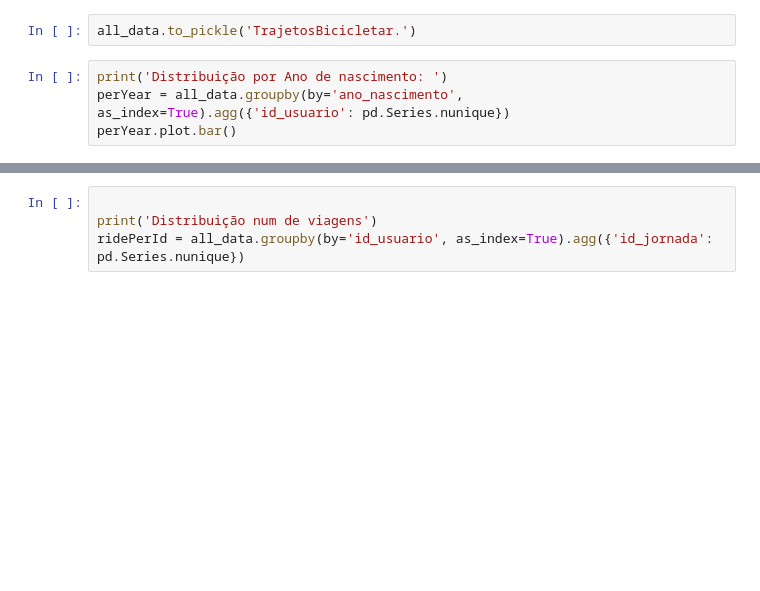
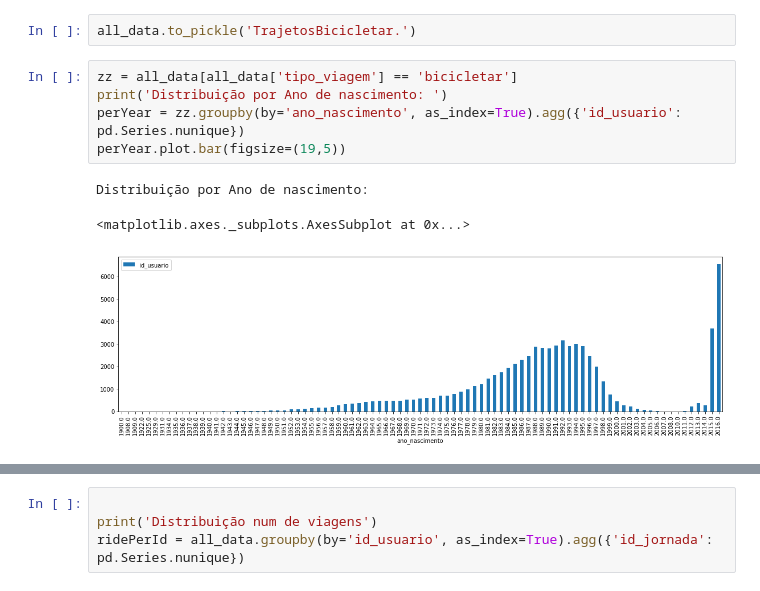
Before and after one commit to omadson/PhD, a Jupyter notebook: notebooks/initial_clean_bicicletar.ipynb, the cells around one changed output, grey strips where cells are left out. Drawn from its saved outputs; the diff is of its cells as text; blank space fills up the shorter version.

```diff
--- a/notebooks/initial_clean_bicicletar.ipynb
+++ b/notebooks/initial_clean_bicicletar.ipynb
@@ -274,7 +372,12 @@ TOTAl de viagens selecionadas: 1643774 de 1643774 (100.00%)
 # %%
 all_data.to_pickle('TrajetosBicicletar.')
 # %%
+zz = all_data[all_data['tipo_viagem'] == 'bicicletar']
 print('Distribuição por Ano de nascimento: ')
-perYear = all_data.groupby(by='ano_nascimento', as_index=True).agg({'id_usuario': pd.Series.nunique})
-perYear.plot.bar()
+perYear = zz.groupby(by='ano_nascimento', as_index=True).agg({'id_usuario': pd.Series.nunique})
+perYear.plot.bar(figsize=(19,5))
+# %% [output]
+Distribuição por Ano de nascimento:
+<matplotlib.axes._subplots.AxesSubplot at 0x...>
+[figure, added]
 # %%
```
Also changed, not shown: parts of 24 cells of this notebook, 2 other files.
